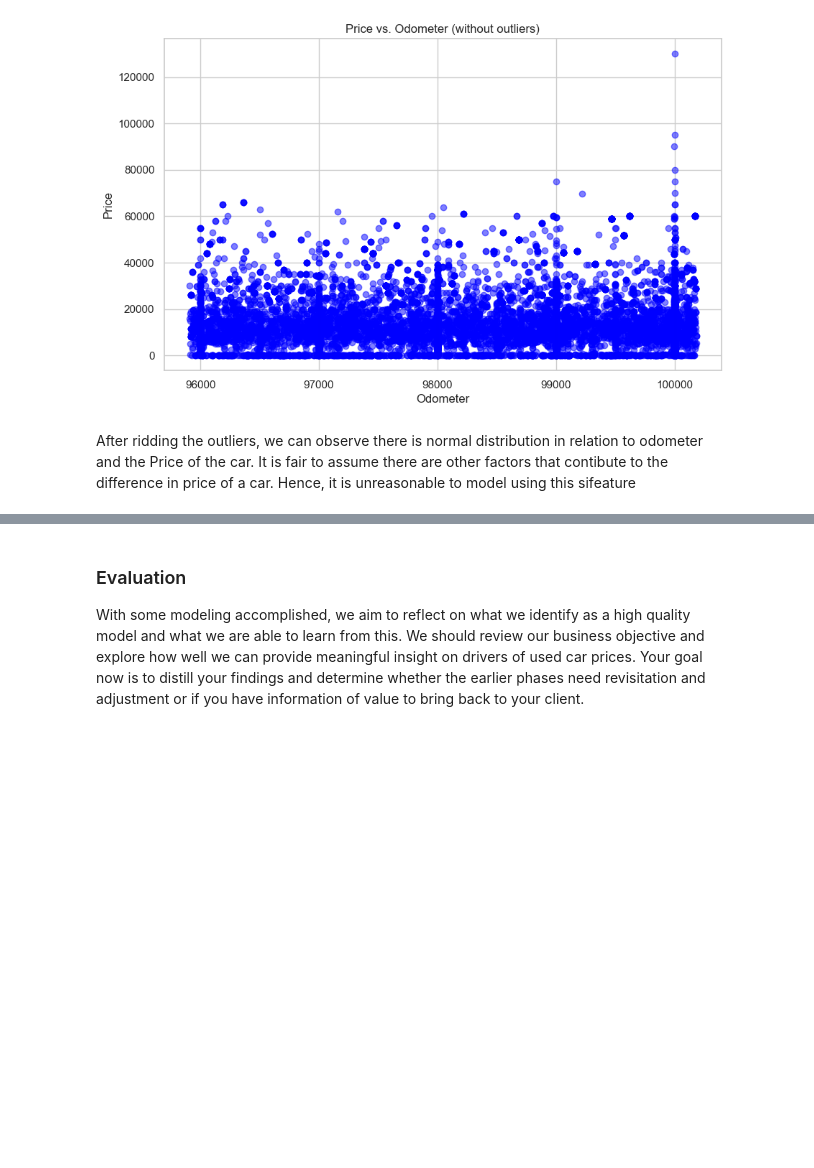
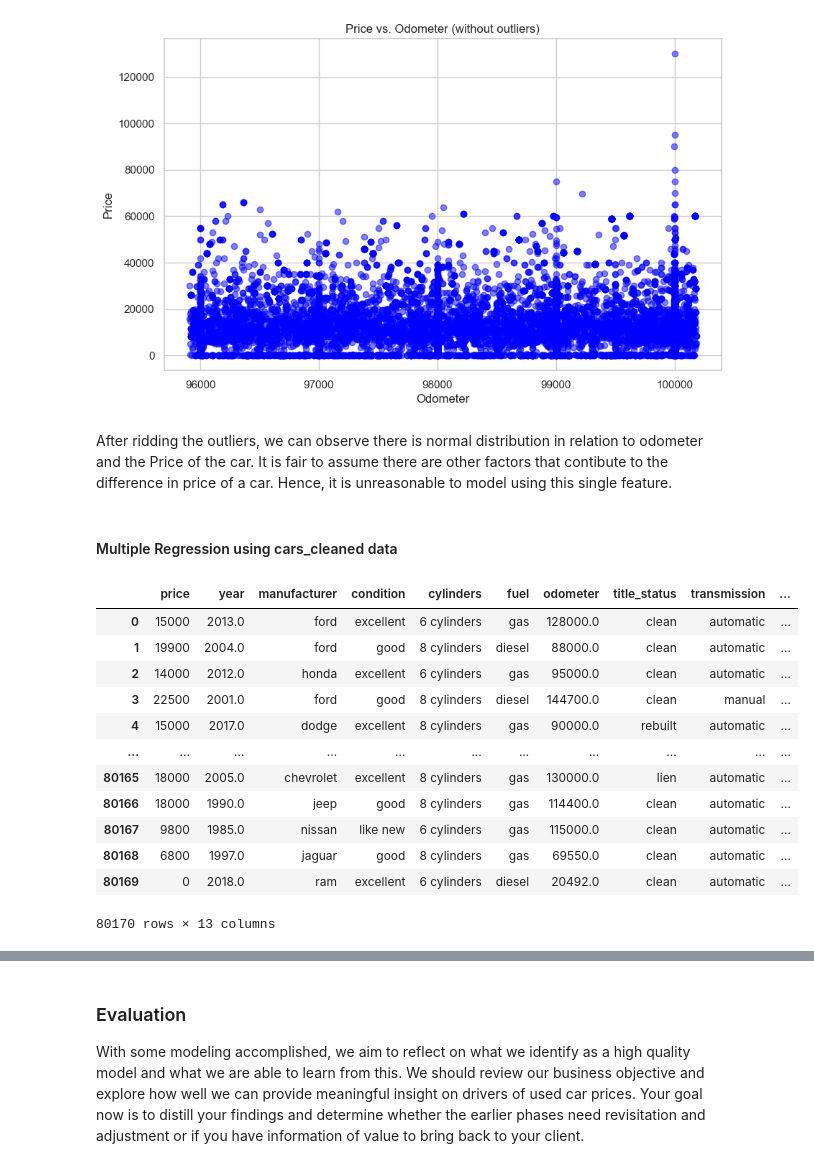
Before and after one commit to shivaallala/Used-Car-dealership-cost-Prediction, a Jupyter notebook: prompt_II.ipynb, the cells around one changed output, grey strips where cells are left out. Drawn from its saved outputs; the diff is of its cells as text; code cells hidden in the pictures; blank space fills up the shorter version.

```diff
--- a/prompt_II.ipynb
+++ b/prompt_II.ipynb
@@ -399,4 +401,24 @@ plt.show()
 # %% [output]
 [figure]
 # %% [markdown]
-After ridding the outliers, we can observe there is normal distribution in relation to odometer and the Price of the car. It is fair to assume there are other factors that contibute to the difference in price of a car. Hence, it is unreasonable to model using this sifeature
+After ridding the outliers, we can observe there is normal distribution in relation to odometer and the Price of the car. It is fair to assume there are other factors that contibute to the difference in price of a car. Hence, it is unreasonable to model using this single feature.
+# %% [markdown]
+#### Multiple Regression using cars_cleaned data
+# %%
+cars_cleaned = cars.dropna()
+cars_cleaned.reset_index(drop=True, inplace=True)
+cars_cleaned
+# %% [output]
+|  | price | year | manufacturer | condition | cylinders | fuel | odometer | title_status | transmission | ... |
+| 0 | 15000 | 2013.0 | ford | excellent | 6 cylinders | gas | 128000.0 | clean | automatic | ... |
+| 1 | 19900 | 2004.0 | ford | good | 8 cylinders | diesel | 88000.0 | clean | automatic | ... |
+| 2 | 14000 | 2012.0 | honda | excellent | 6 cylinders | gas | 95000.0 | clean | automatic | ... |
+| 3 | 22500 | 2001.0 | ford | good | 8 cylinders | diesel | 144700.0 | clean | manual | ... |
+| 4 | 15000 | 2017.0 | dodge | excellent | 8 cylinders | gas | 90000.0 | rebuilt | automatic | ... |
+| ... | ... | ... | ... | ... | ... | ... | ... | ... | ... | ... |
+| 80165 | 18000 | 2005.0 | chevrolet | excellent | 8 cylinders | gas | 130000.0 | lien | automatic | ... |
+| 80166 | 18000 | 1990.0 | jeep | good | 8 cylinders | gas | 114400.0 | clean | automatic | ... |
+| 80167 | 9800 | 1985.0 | nissan | like new | 6 cylinders | gas | 115000.0 | clean | automatic | ... |
+| 80168 | 6800 | 1997.0 | jaguar | good | 8 cylinders | gas | 69550.0 | clean | automatic | ... |
+| 80169 | 0 | 2018.0 | ram | excellent | 6 cylinders | diesel | 20492.0 | clean | automatic | ... |
+80170 rows × 13 columns
```
Also changed, not shown: parts of 5 cells of this notebook.
